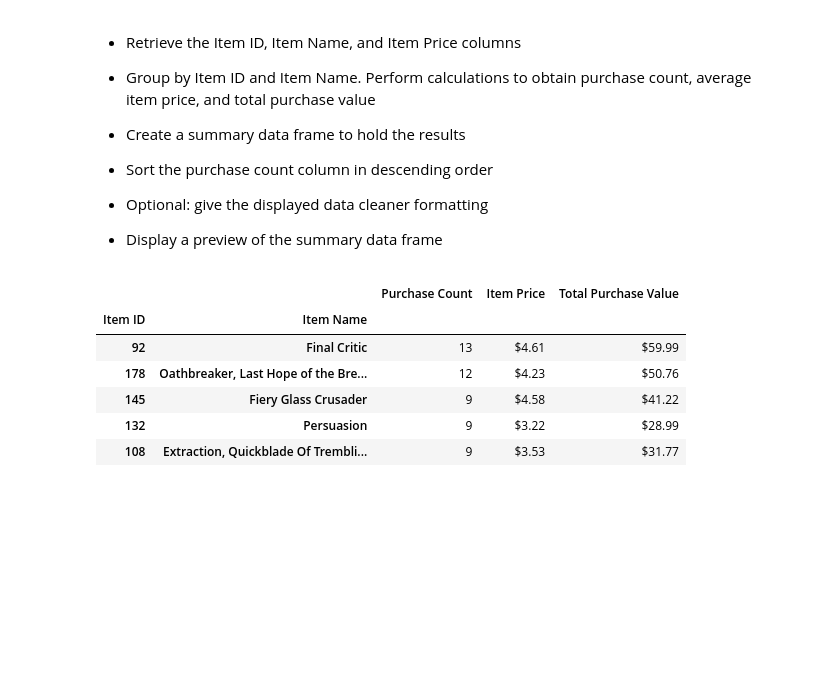
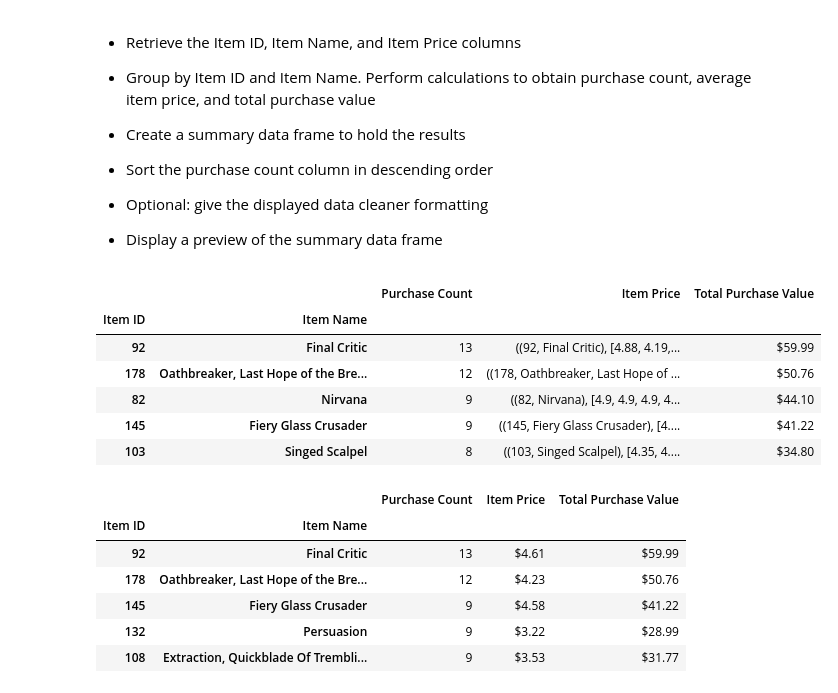
Before and after one commit to jshapi16/Pandas-challenge, a Jupyter notebook: HeroesOfPymoli /HeroesOfPymoli_starter.ipynb, the cells around one changed output. Cells and saved outputs as stored; diff of their text form; code cells hidden in the pictures; blank space fills up the shorter version.

```diff
--- a/HeroesOfPymoli /HeroesOfPymoli_starter.ipynb
+++ b/HeroesOfPymoli /HeroesOfPymoli_starter.ipynb
@@ -266,6 +313,29 @@ df_age_bins
 
 
 * Display a preview of the summary data frame
+# %%
+most_pop_items = purchase_data[["Item ID", "Item Name", "Price"]]
+item_group = most_pop_items.groupby(["Item ID", "Item Name"])
+item_purchase_count = most_pop_items.groupby(["Item ID", "Item Name"])["Item ID"].count()
+#item_price = most_pop_items.groupby(["Item ID", "Item Name"])["Price"]
+item_total_purchase = most_pop_items.groupby(["Item ID", "Item Name"])["Price"].sum()
+
+df_pop_items = pd.DataFrame({"Purchase Count": item_purchase_count, "Item Price": item_price,
+                            "Total Purchase Value": item_total_purchase})
+
+df_most_pop_sorted = df_pop_items.sort_values(by="Total Purchase Value", ascending=False)
+df_most_pop_sorted["Total Purchase Value"] = df_most_pop_sorted["Total Purchase Value"].astype(float).map("${:,.2f}".format)
+
+
+df_most_pop_sorted.head()
+# %% [output]
+|  |  | Purchase Count | Item Price | Total Purchase Value |
+| Item ID | Item Name |  |  |  |
+| 92 | Final Critic | 13 | ((92, Final Critic), [4.88, 4.19,... | $59.99 |
+| 178 | Oathbreaker, Last Hope of the Bre... | 12 | ((178, Oathbreaker, Last Hope of ... | $50.76 |
+| 82 | Nirvana | 9 | ((82, Nirvana), [4.9, 4.9, 4.9, 4... | $44.10 |
+| 145 | Fiery Glass Crusader | 9 | ((145, Fiery Glass Crusader), [4.... | $41.22 |
+| 103 | Singed Scalpel | 8 | ((103, Singed Scalpel), [4.35, 4.... | $34.80 |
 # %%
 # %% [output]
 |  |  | Purchase Count | Item Price | Total Purchase Value |
```
Also changed, not shown: parts of 13 cells of this notebook.
